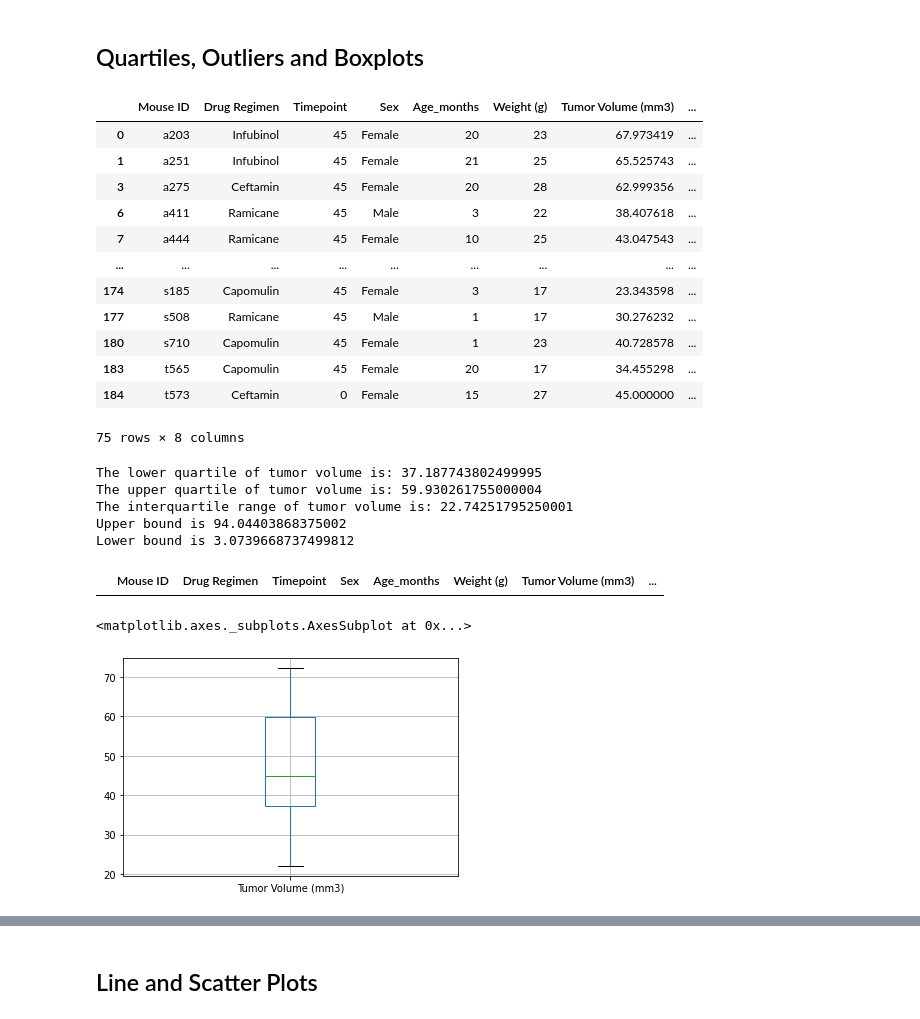
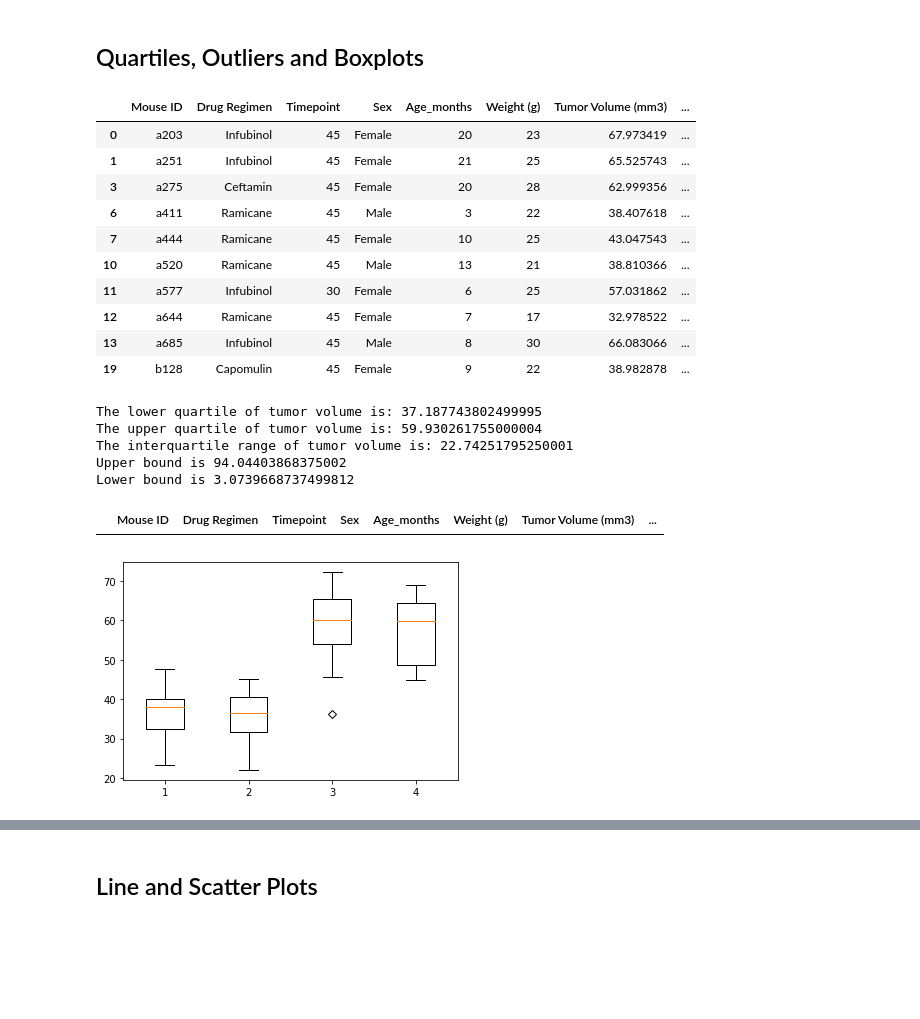
Before and after one commit to SommerKim/drug-study-visualization, a Jupyter notebook: Pymaceuticals/pymaceuticals_starter.ipynb, the cells around one changed output, grey strips where cells are left out. Saved outputs shown, nothing was run; the diff lists cells and outputs as text; code cells hidden in the pictures; blank space fills up the shorter version.

```diff
--- a/Pymaceuticals/pymaceuticals_starter.ipynb
+++ b/Pymaceuticals/pymaceuticals_starter.ipynb
@@ -225,7 +241,7 @@ index_names = final_vol_df[(final_vol_df['Drug Regimen'] != "Capomulin") & (fina
 final_vol_df.drop(index_names, inplace = True)
 
 # Display dataframe
-final_vol_df.head(75)
+final_vol_df.head(10)
 # %% [output]
 |  | Mouse ID | Drug Regimen | Timepoint | Sex | Age_months | Weight (g) | Tumor Volume (mm3) | ... |
 | 0 | a203 | Infubinol | 45 | Female | 20 | 23 | 67.973419 | ... |
@@ -233,13 +249,11 @@ final_vol_df.head(75)
 | 3 | a275 | Ceftamin | 45 | Female | 20 | 28 | 62.999356 | ... |
 | 6 | a411 | Ramicane | 45 | Male | 3 | 22 | 38.407618 | ... |
 | 7 | a444 | Ramicane | 45 | Female | 10 | 25 | 43.047543 | ... |
-| ... | ... | ... | ... | ... | ... | ... | ... | ... |
-| 174 | s185 | Capomulin | 45 | Female | 3 | 17 | 23.343598 | ... |
-| 177 | s508 | Ramicane | 45 | Male | 1 | 17 | 30.276232 | ... |
-| 180 | s710 | Capomulin | 45 | Female | 1 | 23 | 40.728578 | ... |
-| 183 | t565 | Capomulin | 45 | Female | 20 | 17 | 34.455298 | ... |
-| 184 | t573 | Ceftamin | 0 | Female | 15 | 27 | 45.000000 | ... |
+| 10 | a520 | Ramicane | 45 | Male | 13 | 21 | 38.810366 | ... |
+| 11 | a577 | Infubinol | 30 | Female | 6 | 25 | 57.031862 | ... |
+| 12 | a644 | Ramicane | 45 | Female | 7 | 17 | 32.978522 | ... |
+| 13 | a685 | Infubinol | 45 | Male | 8 | 30 | 66.083066 | ... |
+| 19 | b128 | Capomulin | 45 | Female | 9 | 22 | 38.982878 | ... |
-75 rows × 8 columns
 # %%
 # Put treatments into a list for for loop (and later for plot labels)
 treatment_list = ["Capomulin", "Ramicane", "Infubinol", "Ceftamin"]
@@ -295,9 +309,13 @@ Lower bound is 3.0739668737499812
 |  | Mouse ID | Drug Regimen | Timepoint | Sex | Age_months | Weight (g) | Tumor Volume (mm3) | ... |
 # %%
 # Generate a box plot of the final tumor volume of each mouse across four regimens of interest
-# using Pandas
-drug_vol_df.boxplot()
+# using Matplotlib
+drug_boxplot = plt.boxplot([capo_tumor_vol_data, ram_tumor_vol_data, inf_tumor_vol_data, cef_tumor_vol_data])
+plt.title = "Final Tumor Volume for Mice Treated with \n Capomulin, Ramicane, Infubinol and Ceftamin"
+plt.setp(drug_boxplot['fliers'], color='red', marker='D')
+plt.labels = ["Capomulin", "Ramicane", "Infubinol", "Ceftamin"]
+
+
 plt.show()
 # %% [output]
-<matplotlib.axes._subplots.AxesSubplot at 0x...>
-[figure, old version]
+[figure, new version]
```
Also changed, not shown: parts of 7 cells of this notebook.
